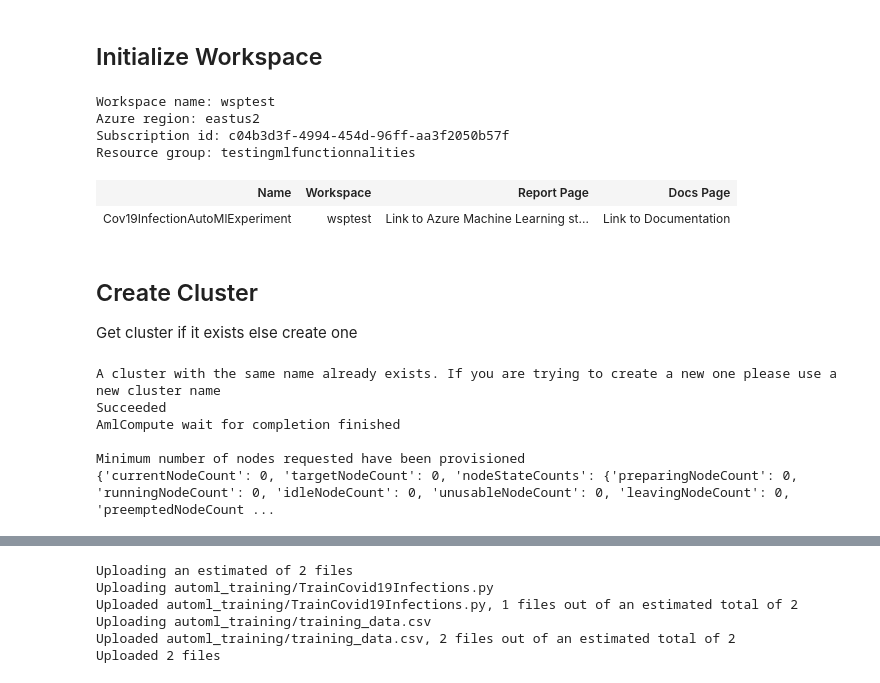
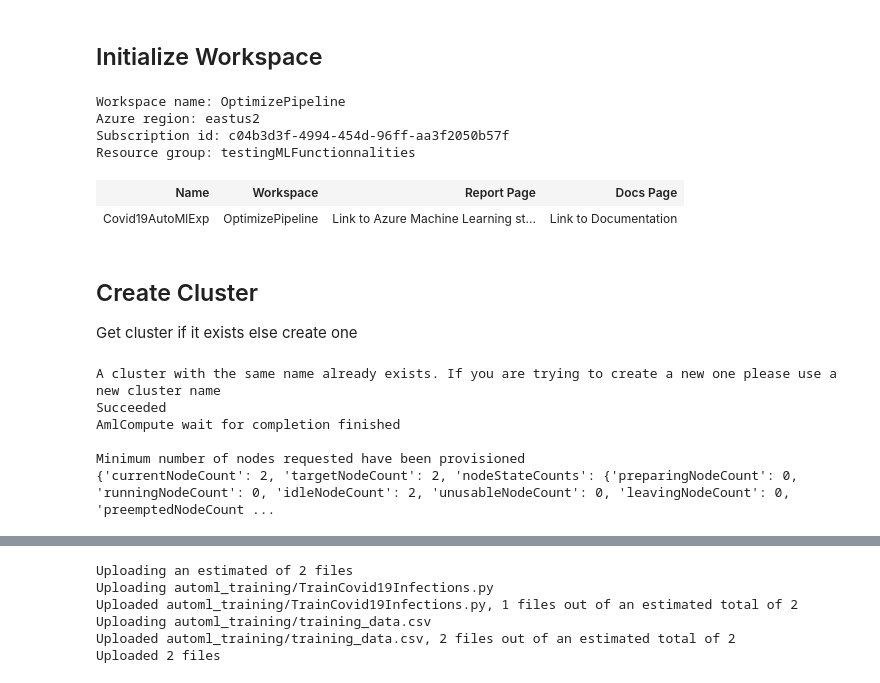
Before and after one commit to ons-cherif/Covid19-New-Cases-Classification, a Jupyter notebook: starter_file/automl.ipynb, the cells around one changed output, grey strips where cells are left out. Drawn from its saved outputs; the diff is of its cells as text; code cells hidden in the pictures.

```diff
--- a/starter_file/automl.ipynb
+++ b/starter_file/automl.ipynb
@@ -40,37 +40,37 @@ from azureml.automl.core.shared import constants
 # %%
 # Get current workspace from config
 ws = Workspace.from_config()
 
 ws.get_details()
 print('Workspace name: ' + ws.name,
       'Azure region: ' + ws.location,
       'Subscription id: ' + ws.subscription_id,
       'Resource group: ' + ws.resource_group, sep = '\n')
 
 project_folder = './capstone-project'
-experiment_name = 'Cov19InfectionAutoMlExperiment'
+experiment_name = 'Covid19AutoMlExp'
 experiment=Experiment(ws, experiment_name)
 experiment
 # %% [output]
-Workspace name: wsptest
+Workspace name: OptimizePipeline
 Azure region: eastus2
 Subscription id: c04b3d3f-4994-454d-96ff-aa3f2050b57f
-Resource group: testingmlfunctionnalities
+Resource group: testingMLFunctionnalities
 | Name | Workspace | Report Page | Docs Page |
-| Cov19InfectionAutoMlExperiment | wsptest | Link to Azure Machine Learning st... | Link to Documentation |
+| Covid19AutoMlExp | OptimizePipeline | Link to Azure Machine Learning st... | Link to Documentation |
 # %% [markdown]
 ## Create Cluster
 
 Get cluster if it exists else create one
 # %%
 # Create compute cluster
-cpu_cluster_name = "Covid19Cluster"
+cpu_cluster_name = "CovidClusLatest"
 try:
     cpu_cluster = ComputeTarget(workspace=ws, name=cpu_cluster_name)
     print('A cluster with the same name already exists. If you are trying to create a new one please use a new cluster name')
 except ComputeTargetException:
     print('Creating a new compute target...')
-    compute_config = AmlCompute.provisioning_configuration(vm_size='STANDARD_D2_V2',max_nodes=4,identity_type="SystemAssigned")
+    compute_config = AmlCompute.provisioning_configuration(vm_size='Standard_DS12_v2',max_nodes=4,identity_type="SystemAssigned")
     cpu_cluster = ComputeTarget.create(ws, cpu_cluster_name, compute_config)
 cpu_cluster.wait_for_completion(show_output=True)
 # Get a detailed status for the current cluster.
@@ -81,7 +81,7 @@ Succeeded
 AmlCompute wait for completion finished
 
 Minimum number of nodes requested have been provisioned
-{'currentNodeCount': 0, 'targetNodeCount': 0, 'nodeStateCounts': {'preparingNodeCount': 0, 'runningNodeCount': 0, 'idleNodeCount': 0, 'unusableNodeCount': 0, 'leavingNodeCount': 0, 'preemptedNodeCount ...
+{'currentNodeCount': 2, 'targetNodeCount': 2, 'nodeStateCounts': {'preparingNodeCount': 0, 'runningNodeCount': 0, 'idleNodeCount': 2, 'unusableNodeCount': 0, 'leavingNodeCount': 0, 'preemptedNodeCount ...
 # %% [markdown]
 ## Dataset
 
```
Also changed, not shown: parts of 39 cells of this notebook, 6 other files.
